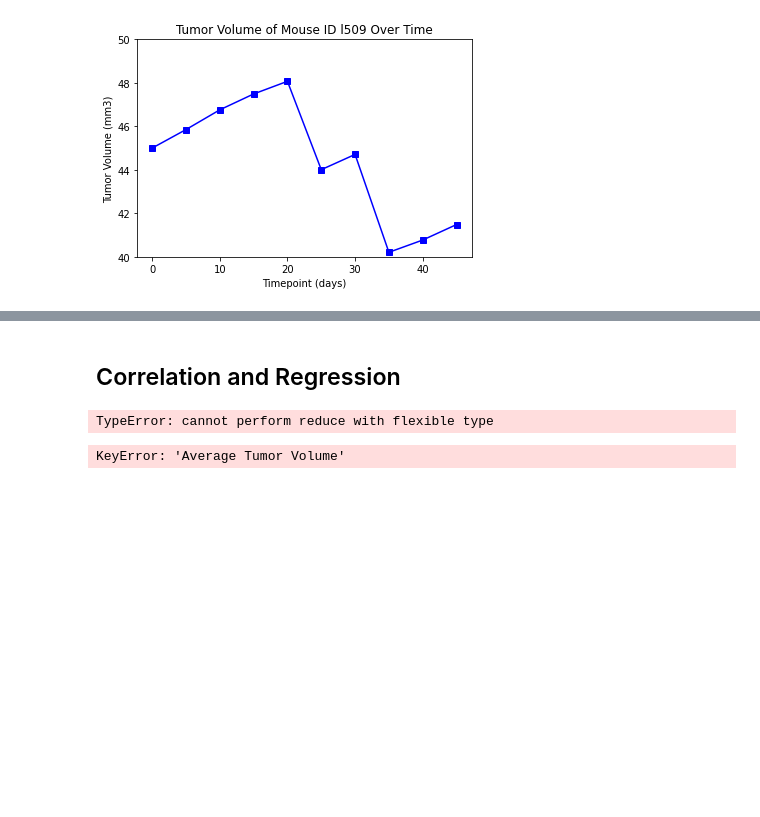
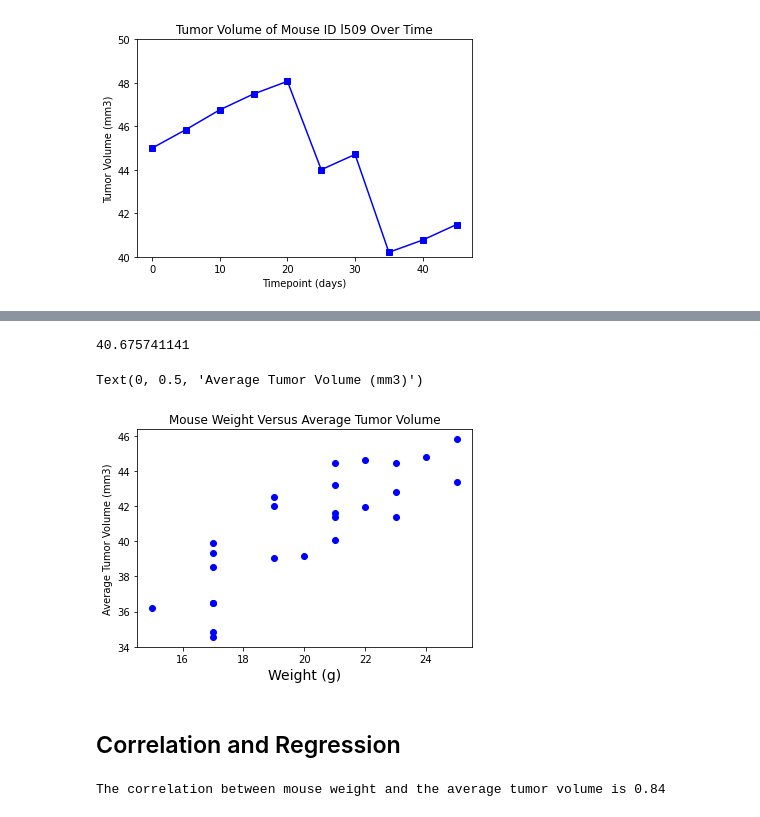
Before and after one commit to SBrindley/Pymaceuticals, a Jupyter notebook: pymaceuticals_starter.ipynb, the cells around one changed output, grey strips where cells are left out. Drawn from its saved outputs; the diff is of its cells as text; code cells hidden in the pictures; blank space fills up the shorter version.

```diff
--- a/pymaceuticals_starter.ipynb
+++ b/pymaceuticals_starter.ipynb
@@ -345,31 +352,29 @@ Weight_df.head()
 | 227 | r554 | 0 | 45.0 | 0 | Capomulin | Female | 8 | ... |
 | 228 | s185 | 0 | 45.0 | 0 | Capomulin | Female | 3 | ... |
 | 229 | b742 | 0 | 45.0 | 0 | Capomulin | Male | 7 | ... |
+# %%
+print (average_vol)
+# %% [output]
+40.675741141
+# %%
+fig1, ax1 = plt.subplots()
+average_capm_vol =Weight_df.groupby(['Mouse ID']).mean()
+
+marker_size=15
+plt.scatter(average_capm_vol['Weight (g)'],average_capm_vol['Tumor Volume (mm3)'], color="blue")
+plt.title('Mouse Weight Versus Average Tumor Volume')
+plt.xlabel('Weight (g)',fontsize =14)
+plt.ylabel('Average Tumor Volume (mm3)')
+# %% [output]
+Text(0, 0.5, 'Average Tumor Volume (mm3)')
+[figure, added]
 # %% [markdown]
 ## Correlation and Regression
 # %%
 # Calculate the correlation coefficient and linear regression model
 # for mouse weight and average tumor volume for the Capomulin regimen
-m_slope, m_int, m_r, m_p, m_std_err = st.linregress(Weight_df["Weight (g)"], ["average_vol"])
-m_fit = m_slope * Weight_df["Weight (g)"] + m_int
-plt.scatter(Weight_df["Weight (g)"], ["average_vol"], marker="^", facecolors="red", edgecolors="black")
-plt.title("Mouse Weight vs Average Final Tumor Volume")
-plt.xlabel("Mouse Weight (g)")
-plt.ylabel("Average Final Tumor Volume (mm3)")
-plt.xlim(14,26)
-plt.ylim(26,50)
-plt.plot(Weight_df["Weight (g)"],m_fit,"--",color="black",alpha=.5)
-plt.show()
 
-
-W=Weight_df["Weight (g)"]
-A=Weight_df["average_vol"]
-print(f"The correlation coefficient between weight and average final tumor volume is {round(st.pearsonr(W,A)[0],2)}")
+correlation = st.pearsonr(average_capm_vol['Weight (g)'],average_capm_vol['Tumor Volume (mm3)'])
+print(f"The correlation between mouse weight and the average tumor volume is {round(correlation[0],2)}")
 # %% [output]
-TypeError: cannot perform reduce with flexible type
+The correlation between mouse weight and the average tumor volume is 0.84
-# %%
-W=Weight_df["Weight (g)"]
-A=Weight_df["Average Tumor Volume"]
-print(f"The correlation coefficient between weight and average final tumor volume is {round(st.pearsonr(W,A)[0],2)}")
-# %% [output]
-KeyError: 'Average Tumor Volume'
```
Also changed, not shown: parts of 12 cells of this notebook.
